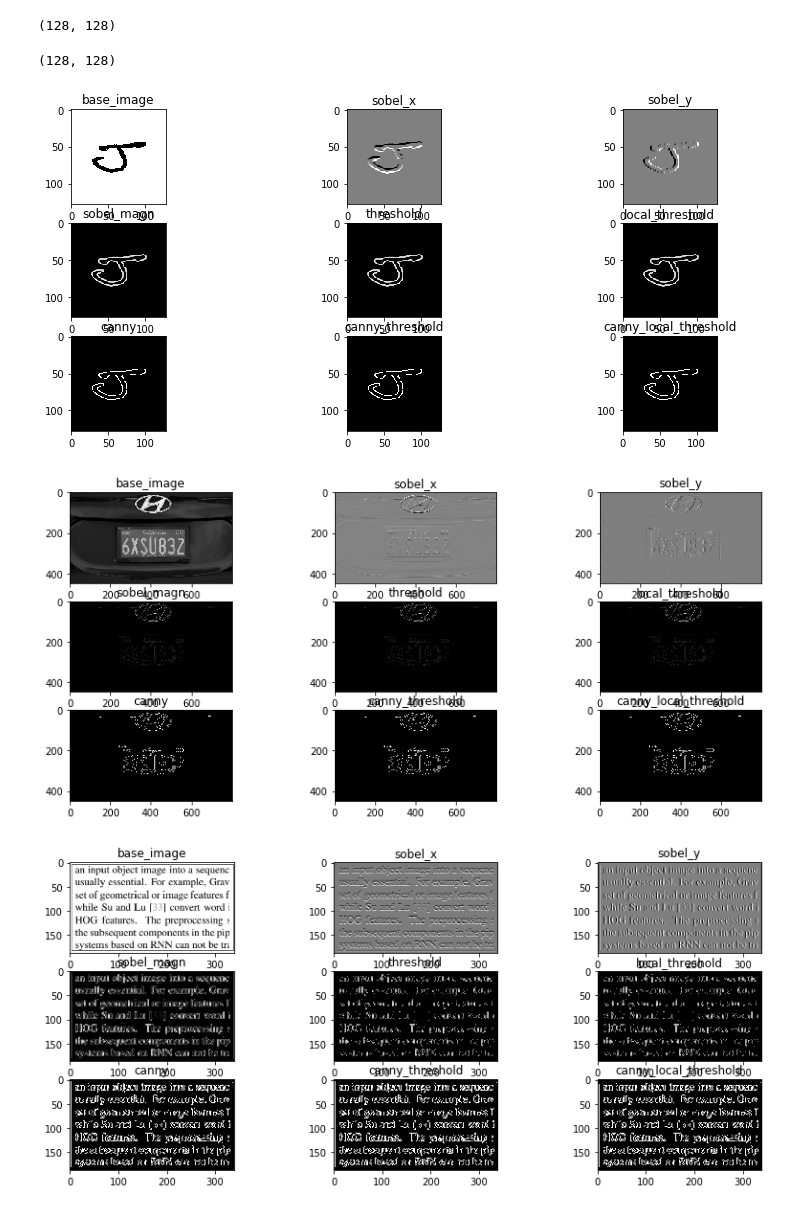
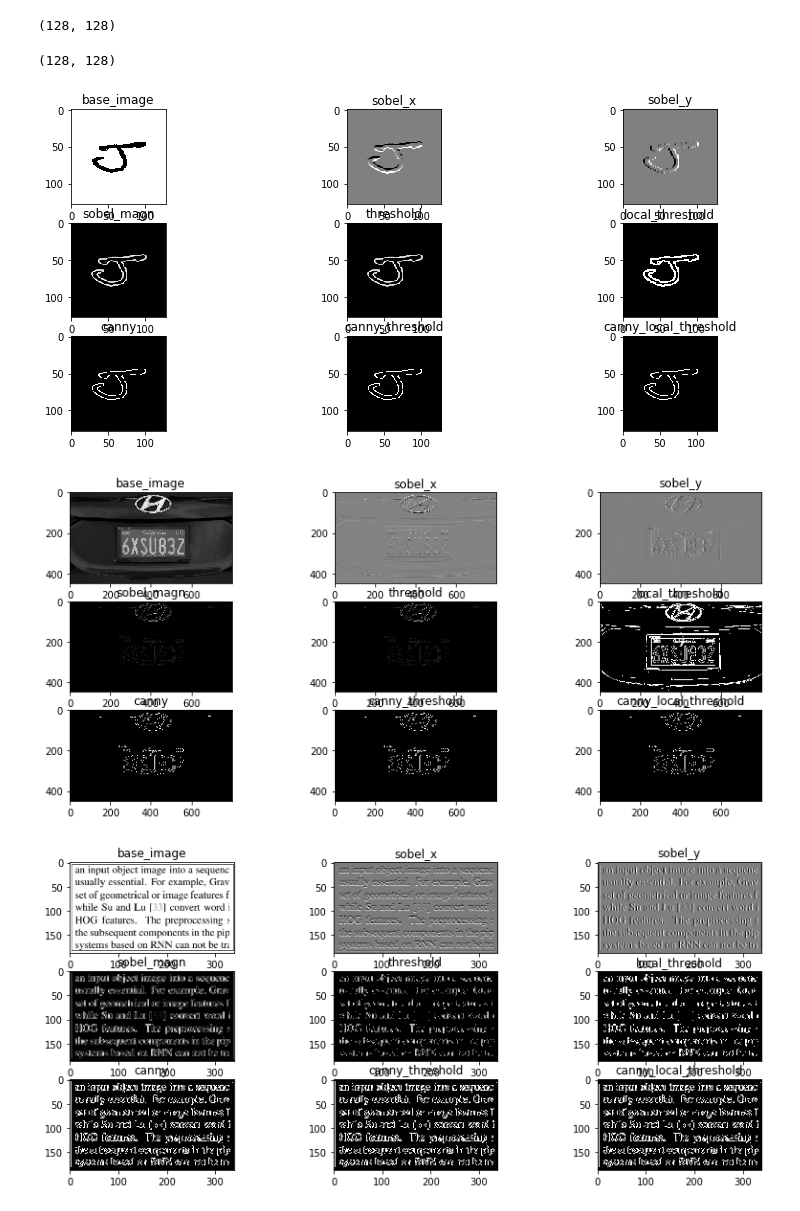
Before and after one commit to JohnnyChen765/vic, a Jupyter notebook: code.ipynb, the cells around one changed output. Drawn from its saved outputs; the diff is of its cells as text; code cells hidden in the pictures.

```diff
--- a/code.ipynb
+++ b/code.ipynb
@@ -242,7 +242,7 @@ def local_threshold(img, H, W):
         results[tuple(point)] = 0
     return results
 
-def edge_detection(img):
+def edge_detection(img, binarize = True):
 
     sobel_img_x = sobel(img, axis = 0)
     sobel_img_y = sobel(img, axis = 1)
@@ -251,6 +251,9 @@ def edge_detection(img):
         sobel_img = np.maximum(sobel_img[:,:,0], sobel_img[:,:,1], sobel_img[:,:,2])
     thresh = low_threshold(sobel_img)
     local_thresh = local_threshold(thresh, H=10, W=10)
+
+    if binarize:
+        local_thresh[local_thresh > 0] = 1
 
     canny = canny_edge_detector(img,0.3,0.3)
     canny_thresh = low_threshold(canny)
@@ -259,33 +262,33 @@ def edge_detection(img):
     all_plot = {
         "base_image": img,
         "sobel_x": sobel_img_x,
         "sobel_y": sobel_img_y,
         "sobel_magn": sobel_img,
         "threshold": thresh,
         "local_threshold": local_thresh,
         "canny": canny,
         "canny_threshold": canny_thresh,
         "canny_local_threshold": canny_local_thresh
     }
 
 
 
     return all_plot
 
 edge_j = edge_detection(img_j)
 edge_license_plate = edge_detection(license_plate)
 edge_stop = edge_detection(img_stop)
 # edge_tintin = edge_detection(tintin)
 edge_text = edge_detection(text)
 
 print(edge_j["local_threshold"].shape)
 plot_all(edge_j)
 plot_all(edge_license_plate)
 # plot_all(edge_detection(tintin))
 plot_all(edge_detection(text))
 plot_all(edge_stop)
 # %% [output]
 (128, 128)
-[figure, old version]
+[figure, new version]
-[figure, old version]
+[figure, new version]
-[figure, old version]
+[figure, new version]
```
Also changed, not shown: parts of 11 cells of this notebook, 2 other files.
